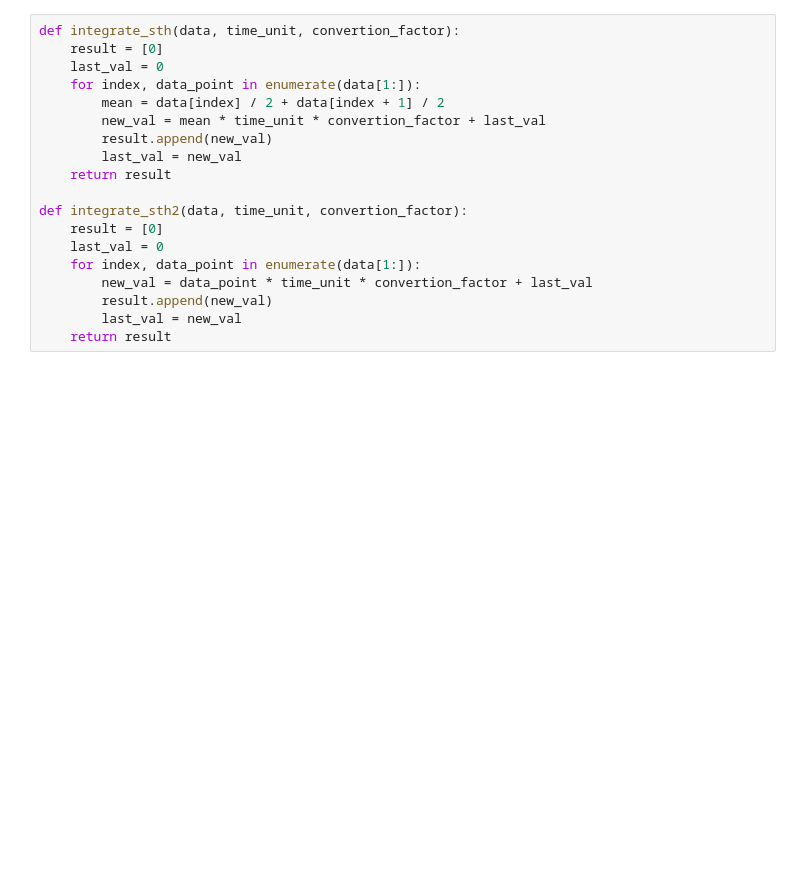
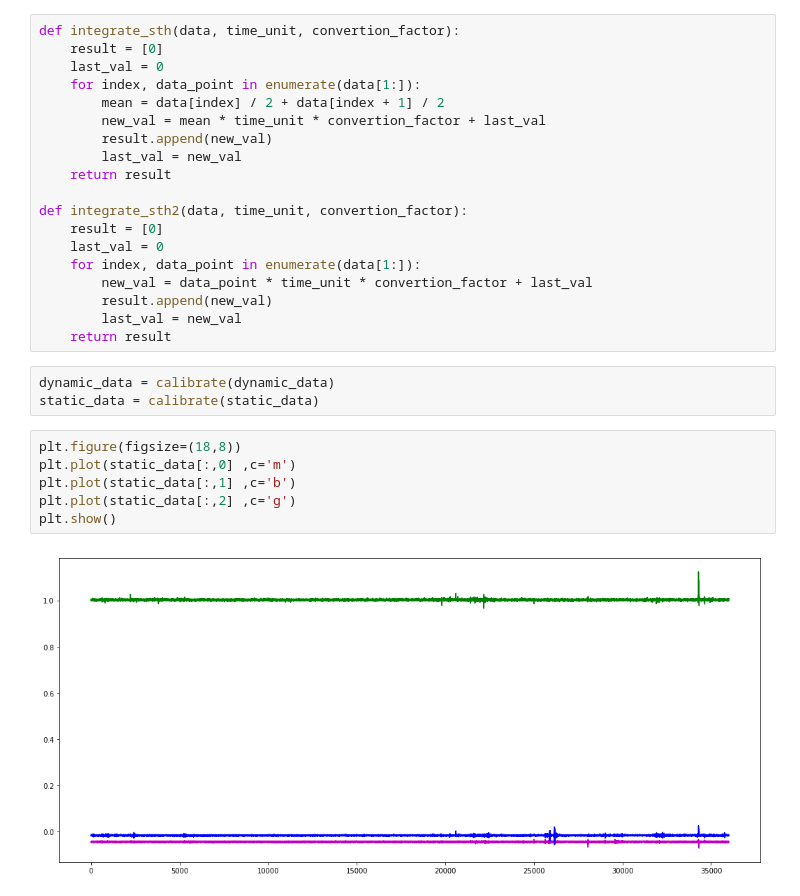
Before and after one commit to PHIL-MQP/phil, a Jupyter notebook: python/notebooks/IMU Drifting Test.ipynb, the cells around one changed output. Cells and saved outputs as stored; diff of their text form; blank space fills up the shorter version.

```diff
--- a/python/notebooks/IMU Drifting Test.ipynb
+++ b/python/notebooks/IMU Drifting Test.ipynb
@@ -162,6 +196,17 @@ def integrate_sth2(data, time_unit, convertion_factor):
         result.append(new_val)
         last_val = new_val
     return result
+# %%
+dynamic_data = calibrate(dynamic_data)
+static_data = calibrate(static_data)
+# %%
+plt.figure(figsize=(18,8))
+plt.plot(static_data[:,0] ,c='m')
+plt.plot(static_data[:,1] ,c='b')
+plt.plot(static_data[:,2] ,c='g')
+plt.show()
+# %% [output]
+[figure, added]
 # %%
 x_velocity = integrate_sth(static_data[:,0], 0.01, 1)
 y_velocity = integrate_sth(static_data[:,1], 0.01, 1)
```
Also changed, not shown: parts of 2 cells of this notebook.
